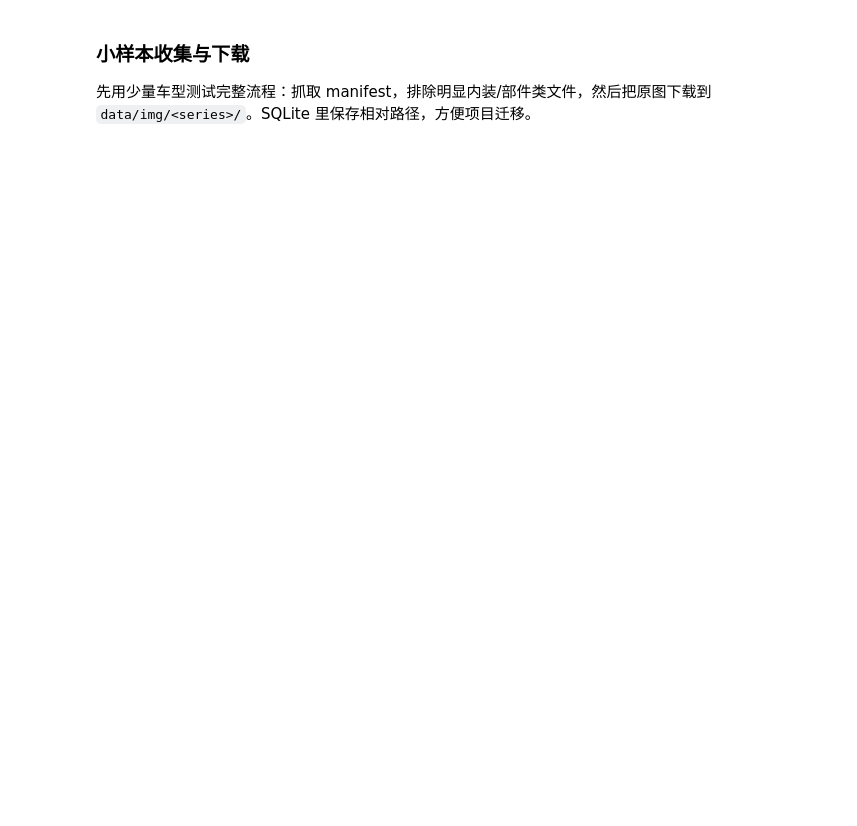
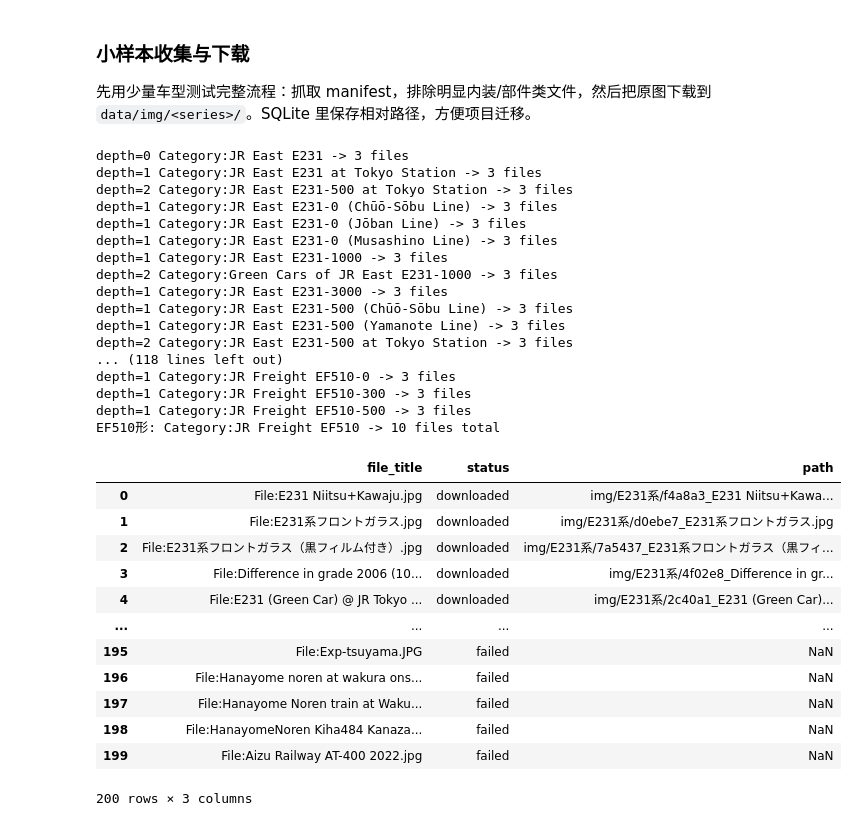
Before and after one commit to SniperPigeon/wakareeru, a Jupyter notebook: src/crawler/img_crawler.ipynb, the cells around one changed output. Cells and saved outputs as stored; diff of their text form; code cells hidden in the pictures; blank space fills up the shorter version.

Commit message:
Add downloader (manifest + actual download)

```diff
--- a/src/crawler/img_crawler.ipynb
+++ b/src/crawler/img_crawler.ipynb
@@ -578,6 +578,7 @@ def init_image_db(db_path: str = IMAGE_DB_PATH) -> sqlite3.Connection:
         """
         CREATE TABLE IF NOT EXISTS categories (
             category TEXT PRIMARY KEY,
+            parent_category TEXT,
             source_scope TEXT NOT NULL DEFAULT 'root',
             fetched_at TEXT,
             fetch_status TEXT NOT NULL DEFAULT 'pending',
@@ -620,9 +621,13 @@ def init_image_db(db_path: str = IMAGE_DB_PATH) -> sqlite3.Connection:
     )
 
     # Existing local DBs created before category_path_json need a one-column migration.
-    existing_columns = {row[1] for row in conn.execute("PRAGMA table_info(images)")}
-    if "category_path_json" not in existing_columns:
+    image_columns = {row[1] for row in conn.execute("PRAGMA table_info(images)")}
+    if "category_path_json" not in image_columns:
         conn.execute("ALTER TABLE images ADD COLUMN category_path_json TEXT NOT NULL DEFAULT '[]'")
+
+    category_columns = {row[1] for row in conn.execute("PRAGMA table_info(categories)")}
+    if "parent_category" not in category_columns:
+        conn.execute("ALTER TABLE categories ADD COLUMN parent_category TEXT")
 
     conn.commit()
     return conn
@@ -860,7 +873,33 @@ def crawl_root_manifest_sample(
                 for category, group in records_df.groupby("category", sort=False):
                     first_path = json.loads(group.iloc[0]["category_path_json"])
                     source_scope = "root" if len(first_path) == 1 else "recursive"
-                    upsert_image_records(conn, category, group.to_dict("records"), source_scope=source_scope)
+                    parent_category = first_path[-2] if len(first_path) > 1 else None
+                    # Compatible with older notebook kernels where upsert_image_records
+                    # was defined before parent_category existed. Re-run the write helper
+                    # cell when possible; this fallback keeps interactive testing moving.
+                    try:
+                        upsert_image_records(
+                            conn,
+                            category,
+                            group.to_dict("records"),
+                            source_scope=source_scope,
+                            parent_category=parent_category,
+                        )
+                    except TypeError as exc:
+                        if "parent_category" not in str(exc):
+                            raise
+                        upsert_image_records(
+                            conn,
+                            category,
+                            group.to_dict("records"),
+                            source_scope=source_scope,
+                        )
+                        if parent_category:
+                            conn.execute(
+                                "UPDATE categories SET parent_category = COALESCE(parent_category, ?) WHERE category = ?",
+                                (parent_category, category),
+                            )
+                            conn.commit()
 
             all_records.extend(records)
             print(f'{row["series"]}: Category:{root_category} -> {len(records)} files total')
@@ -1088,0 +1159,39 @@ download_result
+# %%
+
+# 小样本：先收集 manifest，再下载少量未排除图片。max_depth 可改为 0/1/2 控制递归。
+collection_manifest = crawl_root_manifest_sample(
+    ["E231系", "キハ40系", "EF510形"],
+    max_files_per_category=3,
+    max_depth=3,
+)
+# %% [output]
+depth=0 Category:JR East E231 -> 3 files
+depth=1 Category:JR East E231 at Tokyo Station -> 3 files
+depth=2 Category:JR East E231-500 at Tokyo Station -> 3 files
+depth=1 Category:JR East E231-0 (Chūō-Sōbu Line) -> 3 files
+depth=1 Category:JR East E231-0 (Jōban Line) -> 3 files
+depth=1 Category:JR East E231-0 (Musashino Line) -> 3 files
+depth=1 Category:JR East E231-1000 -> 3 files
+depth=2 Category:Green Cars of JR East E231-1000 -> 3 files
+depth=1 Category:JR East E231-3000 -> 3 files
+depth=1 Category:JR East E231-500 (Chūō-Sōbu Line) -> 3 files
+depth=1 Category:JR East E231-500 (Yamanote Line) -> 3 files
+depth=2 Category:JR East E231-500 at Tokyo Station -> 3 files
+... (118 lines left out)
+depth=1 Category:JR Freight EF510-0 -> 3 files
+depth=1 Category:JR Freight EF510-300 -> 3 files
+depth=1 Category:JR Freight EF510-500 -> 3 files
+EF510形: Category:JR Freight EF510 -> 10 files total
+|  | file_title | status | path |
+| 0 | File:E231 Niitsu+Kawaju.jpg | downloaded | img/E231系/f4a8a3_E231 Niitsu+Kawa... |
+| 1 | File:E231系フロントガラス.jpg | downloaded | img/E231系/d0ebe7_E231系フロントガラス.jpg |
+| 2 | File:E231系フロントガラス（黒フィルム付き）.jpg | downloaded | img/E231系/7a5437_E231系フロントガラス（黒フィ... |
+| 3 | File:Difference in grade 2006 (10... | downloaded | img/E231系/4f02e8_Difference in gr... |
+| 4 | File:E231 (Green Car) @ JR Tokyo ... | downloaded | img/E231系/2c40a1_E231 (Green Car)... |
+| ... | ... | ... | ... |
+| 195 | File:Exp-tsuyama.JPG | failed | NaN |
+| 196 | File:Hanayome noren at wakura ons... | failed | NaN |
+| 197 | File:Hanayome Noren train at Waku... | failed | NaN |
+| 198 | File:HanayomeNoren Kiha484 Kanaza... | failed | NaN |
+| 199 | File:Aizu Railway AT-400 2022.jpg | failed | NaN |
+200 rows × 3 columns
```
Also changed, not shown: parts of 5 cells of this notebook.
